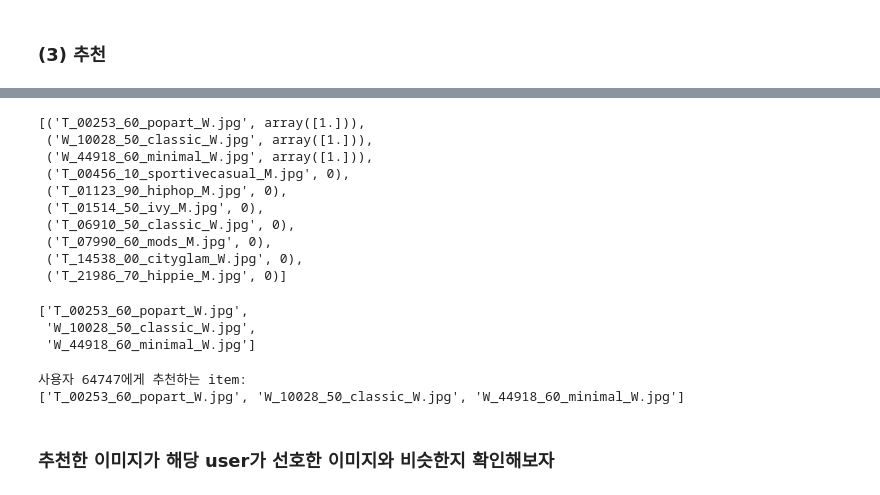
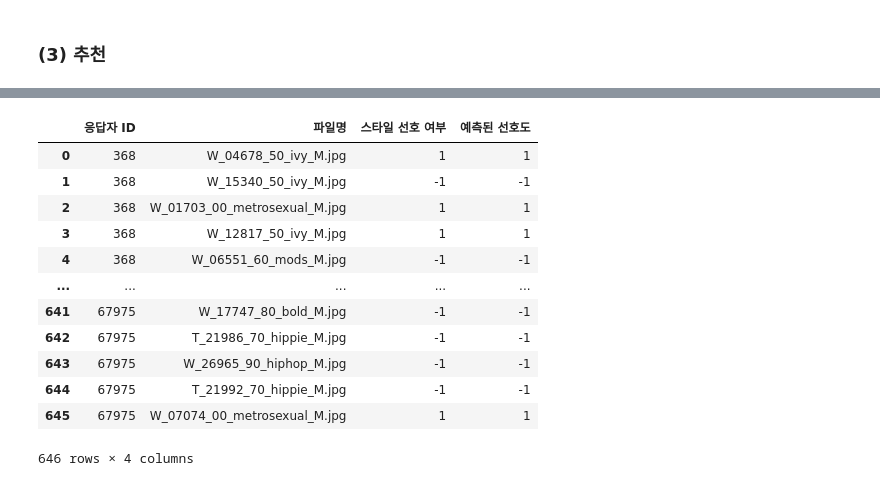
Before and after one commit to editdiary/DCC, a Jupyter notebook: Mission3/mission3-1.ipynb, the cells around one changed output, grey strips where cells are left out. Drawn from its saved outputs; the diff is of its cells as text; code cells hidden in the pictures.

```diff
--- a/Mission3/mission3-1.ipynb
+++ b/Mission3/mission3-1.ipynb
@@ -50,13 +66,7 @@ v_pref = 'val_preference.csv'
 # %%
-import pandas as pd
-
-# top100 선호도 데이터 로드
-t_top100_pref = pd.read_csv('top100_train_preference.csv')
-v_top100_pref = pd.read_csv('top100_val_preference.csv')
-
 def make_user_item_matrix(df):
     # 스타일 선호 여부를 1과 0으로 변환
-    df['스타일 선호 여부'] = df['스타일 선호 여부'].apply(lambda x: 1 if x == '스타일 선호' else 0)
+    df['스타일 선호 여부'] = df['스타일 선호 여부'].apply(lambda x: 1 if x == '스타일 선호' else -1)
 
     # 선호도 정보를 사용하여 user-item matrix 생성
     user_item_matrix = df.pivot_table(index='응답자 ID', columns='파일명', values='스타일 선호 여부')
@@ -73,7 +83,7 @@ def make_user_item_matrix(df):
     return item_user_matrix, mask
 
 t_item_user_matrix, t_mask = make_user_item_matrix(t_top100_pref)
-v_item_user_matrix, v_mask = make_user_item_matrix(v_top100_pref)
+#v_item_user_matrix, v_mask = make_user_item_matrix(v_top100_pref)
 # %%
 t_item_user_matrix      # train 데이터의 item-user matrix
 # %% [output]
@@ -114,5 +107,12 @@ v_item_user_matrix    # validation 데이터의 item-user matrix
 # 코사인 유사도 계산 (!코사인 유사도 쓰는 게 맞을지..?)
 from sklearn.metrics.pairwise import cosine_similarity
 
-#t_item_similarity_matrix = cosine_similarity(t_item_user_matrix)
-v_item_similarity_matrix = cosine_similarity(v_item_user_matrix)
+t_item_similarity_matrix = cosine_similarity(t_item_user_matrix)
+#v_item_similarity_matrix = cosine_similarity(v_item_user_matrix)
+
+# 유사도 행렬을 DataFrame으로 변환하여 쉽게 조작할 수 있도록 함
+t_item_similarity_df = pd.DataFrame(t_item_similarity_matrix, index=t_item_user_matrix.index, columns=t_item_user_matrix.index)
+#v_item_similarity_df = pd.DataFrame(v_item_similarity_matrix, index=v_item_user_matrix.index, columns=v_item_user_matrix.index)
+
+# 아이템 유사도 행렬의 일부를 표시하여 확인
+t_item_similarity_df.head()
@@ -237,9 +129,0 @@ Index([  368,   837,  7658,  7905,  9096, 20768, 21432, 22324, 28371, 28571,
-# %%
-import random
-
-# 추천할 사용자를 선택
-#user_id = random.choice(v_item_user_matrix.columns)
-user_id = 64747
-
-# 아이템 유사도와 사용자의 과거 평점을 기반으로 미평가된 아이템의 평점 예측
-predicted_ratings = {}
@@ -307,30 +174,20 @@ for item in unrated_items:
-# %%
-# 예측된 평점을 정렬하여 상위 추천 항목 가져오기
-top_recommendations = sorted(predicted_ratings.items(), key=lambda x: x[1], reverse=True)
-top_recommendations[:10]
-# %% [output]
-[('T_00253_60_popart_W.jpg', array([1.])),
- ('W_10028_50_classic_W.jpg', array([1.])),
- ('W_44918_60_minimal_W.jpg', array([1.])),
- ('T_00456_10_sportivecasual_M.jpg', 0),
- ('T_01123_90_hiphop_M.jpg', 0),
- ('T_01514_50_ivy_M.jpg', 0),
- ('T_06910_50_classic_W.jpg', 0),
- ('T_07990_60_mods_M.jpg', 0),
- ('T_14538_00_cityglam_W.jpg', 0),
- ('T_21986_70_hippie_M.jpg', 0)]
-# %%
-# 사용자가 평가하지 않은 항목에 대하여 예측 평점이 0이 아닌 item을 추천
-recommended_items = [item for item, score in top_recommendations if score != 0 and score[0] != 0]
-recommended_items
-# %% [output]
-['T_00253_60_popart_W.jpg',
- 'W_10028_50_classic_W.jpg',
- 'W_44918_60_minimal_W.jpg']
-# %%
-print(f"사용자 {user_id}에게 추천하는 item:\n{recommended_items}")
-# %% [output]
-사용자 64747에게 추천하는 item:
-['T_00253_60_popart_W.jpg', 'W_10028_50_classic_W.jpg', 'W_44918_60_minimal_W.jpg']
-# %% [markdown]
-### 추천한 이미지가 해당 user가 선호한 이미지와 비슷한지 확인해보자
+# %%
+# 실제 스타일 선호 여부와 예측된 선호 여부 비교
+total_dup_pref = dup_top100_pref.merge(predicted_ratings, on=['응답자 ID', '파일명'], how='left')
+total_dup_pref['스타일 선호 여부'] = total_dup_pref['스타일 선호 여부'].apply(lambda x: 1 if x == '스타일 선호' else -1)
+total_dup_pref['예측된 선호도'] = total_dup_pref['예측된 선호도'].apply(lambda x: 1 if x > 0 else -1)
+total_dup_pref
+# %% [output]
+|  | 응답자 ID | 파일명 | 스타일 선호 여부 | 예측된 선호도 |
+| 0 | 368 | W_04678_50_ivy_M.jpg | 1 | 1 |
+| 1 | 368 | W_15340_50_ivy_M.jpg | -1 | -1 |
+| 2 | 368 | W_01703_00_metrosexual_M.jpg | 1 | 1 |
+| 3 | 368 | W_12817_50_ivy_M.jpg | 1 | 1 |
+| 4 | 368 | W_06551_60_mods_M.jpg | -1 | -1 |
+| ... | ... | ... | ... | ... |
+| 641 | 67975 | W_17747_80_bold_M.jpg | -1 | -1 |
+| 642 | 67975 | T_21986_70_hippie_M.jpg | -1 | -1 |
+| 643 | 67975 | W_26965_90_hiphop_M.jpg | -1 | -1 |
+| 644 | 67975 | T_21992_70_hippie_M.jpg | -1 | -1 |
+| 645 | 67975 | W_07074_00_metrosexual_M.jpg | 1 | 1 |
+646 rows × 4 columns
```
Also changed, not shown: parts of 15 cells of this notebook, 21 other files.
